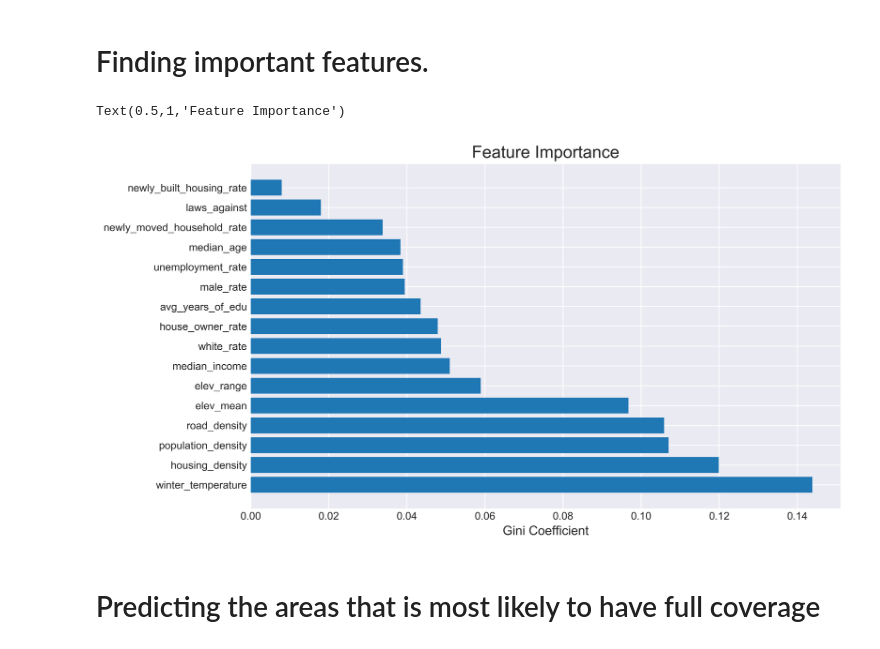
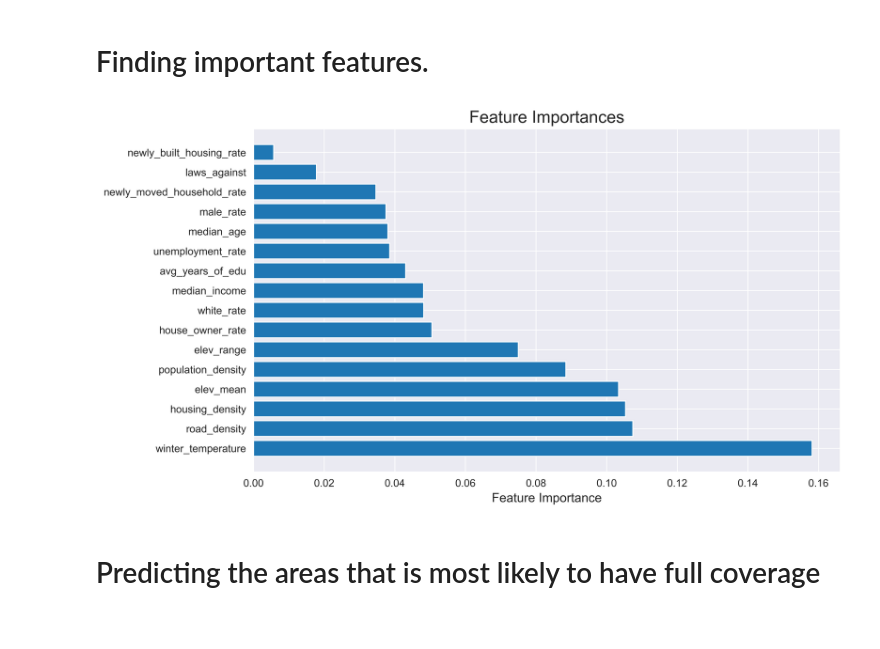
Before and after one commit to fccdsicapstone/data-exploration, a Jupyter notebook: broadband_availability_prediction.ipynb, the cells around one changed output. Saved outputs shown, nothing was run; the diff lists cells and outputs as text; code cells hidden in the pictures.

```diff
--- a/broadband_availability_prediction.ipynb
+++ b/broadband_availability_prediction.ipynb
@@ -183,7 +189,0 @@ X_train, X_test, y_train, y_test = train_test_split(X, y, test_size=0.2, stratif
-# %%
-# Baseline with no tuning
-clf = GradientBoostingClassifier()
-clf.fit(X_train, y_train)
-
-print('Grid Searched Train Score:', clf.score(X_train, y_train))
-print('Grid Searched Test Score:', clf.score(X_test, y_test))
@@ -196,13 +193,15 @@ Going to tune max_depth and min_samples_split first as they will have the highes
 # %%
-param_fix = {'learning_rate': 0.1, 'n_estimators': 100, 'subsample': 0.8, 'max_features': 'sqrt'}
-param_grid = {'max_depth': range(8, 21, 2),
-              'min_samples_split': range(50, 101, 10),
-              'min_samples_leaf': range(20, 61, 10)}
+from sklearn.model_selection import GridSearchCV
+
+param_fix = {'learning_rate': 0.1, 'n_estimators': 100, 'subsample': 0.8, 'max_features': 'sqrt',
+            'min_samples_leaf': 50}
+param_grid = {'max_depth': np.linspace(20, 30, 3, dtype=int),
+              'min_samples_split': np.linspace(40, 60, 3, dtype=int)}
 
 clf = GradientBoostingClassifier(**param_fix)
-grid_search = GridSearchCV(
-    clf, param_grid, scoring='f1', cv=3, n_jobs=-1, verbose=3)
-grid_search.fit(X_train, y_train)
+
+grid_search = GridSearchCV(clf, param_grid, 'f1', cv=3, n_jobs=-1, verbose=3)
+grid_search.fit(X_train, y_train, **{'sample_weight': w_train})
 
 print('Grid Searched Train Score:', grid_search.score(X_train, y_train))
 print('Grid Searched Test Score:', grid_search.score(X_test, y_test))
@@ -222,12 +215,0 @@ Next, going to tune subsample to make predictions more robust
-# %%
-param_fix = {'learning_rate': 0.1, 'n_estimators': 100, 'max_features': 'sqrt',
-             'max_depth': 14, 'min_samples_leaf': 40, 'min_samples_split': 70}
-param_grid = {'subsample': np.linspace(0.6, 0.9, num=4)}
-
-clf = GradientBoostingClassifier(**param_fix)
-grid_search = GridSearchCV(clf, param_grid, scoring='f1', cv=3, n_jobs=-1, verbose=3)
-grid_search.fit(X_train, y_train)
-
-print('Grid Searched Train Score:', grid_search.score(X_train, y_train))
-print('Grid Searched Test Score:', grid_search.score(X_test, y_test))
-print('Best Parameters:', grid_search.best_params_)
@@ -306,12 +268,12 @@ coef_sort = coef.sort_values('gini_coef', ascending=False)
 # %%
 sns.set_style('darkgrid')
 fig = plt.figure(1, figsize=(10, 6), dpi=600)
 plt.barh(coef_sort['feature'], coef_sort['gini_coef'])
-plt.xlabel('Gini Coefficient', fontsize=12)
-plt.title('Feature Importance', fontsize=16)
+plt.xlabel('Feature Importance', fontsize=12)
+plt.title('Feature Importances', fontsize=16)
+plt.show()
 # %% [output]
-Text(0.5,1,'Feature Importance')
-[figure, old version]
+[figure, new version]
 # %% [markdown]
 # Predicting the areas that is most likely to have full coverage
 # %%
```
Also changed, not shown: parts of 14 cells of this notebook, 2 other files.
